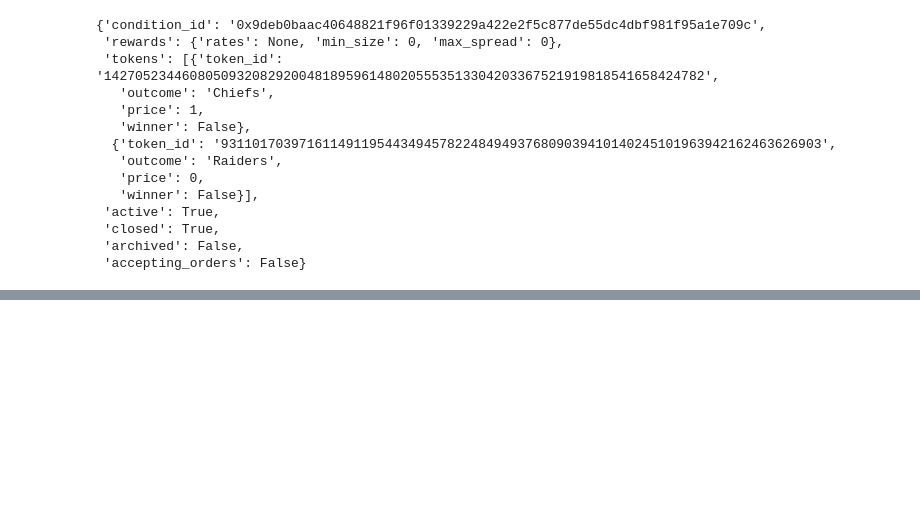
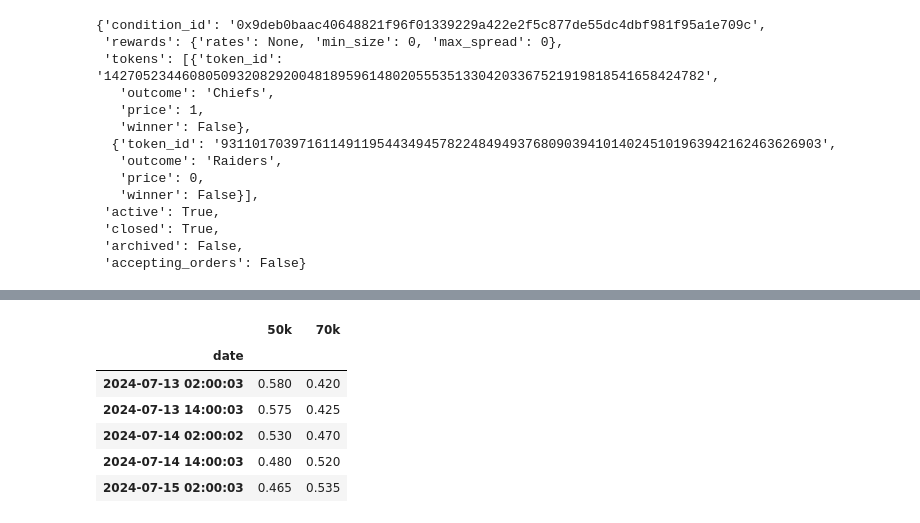
Before and after one commit to DiceNameIsMy/algotrading, a Jupyter notebook: src/polymarket_api.ipynb, the cells around one changed output, grey strips where cells are left out. Saved outputs shown, nothing was run; the diff lists cells and outputs as text; code cells hidden in the pictures; blank space fills up the shorter version.

Commit message:
Add function to load poly timeseries

```diff
--- a/src/polymarket_api.ipynb
+++ b/src/polymarket_api.ipynb
@@ -223,0 +177,8 @@ OrderSummary(price='0.001', size='211874.23')
+# %%
+from polymarket_api import get_poly_timeseries
+
+
+condition_id = "0xf2830173b5e239e7db0509d4489105107225101cce05b41c1818b4b78e00d6e8"
+
+df = get_poly_timeseries(condition_id, 720)
+df.info()
@@ -223,0 +195,10 @@ OrderSummary(price='0.001', size='211874.23')
+# %%
+df.head()
+# %% [output]
+|  | 50k | 70k |
+| date |  |  |
+| 2024-07-13 02:00:03 | 0.580 | 0.420 |
+| 2024-07-13 14:00:03 | 0.575 | 0.425 |
+| 2024-07-14 02:00:02 | 0.530 | 0.470 |
+| 2024-07-14 14:00:03 | 0.480 | 0.520 |
+| 2024-07-15 02:00:03 | 0.465 | 0.535 |
```
Also changed, not shown: parts of 12 cells of this notebook, 1 other file.
